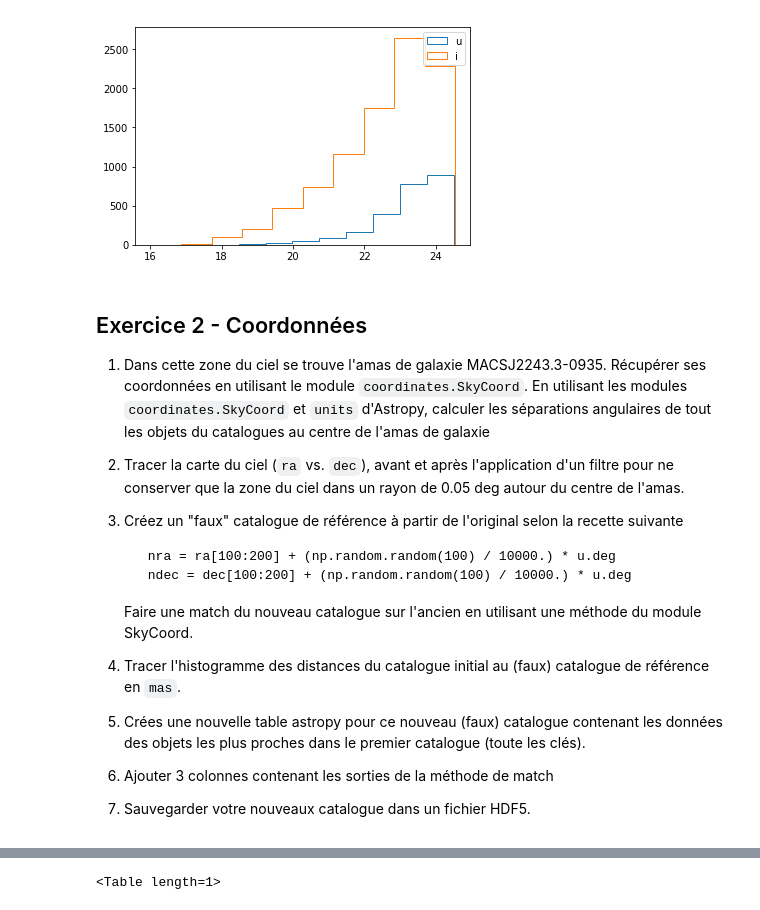
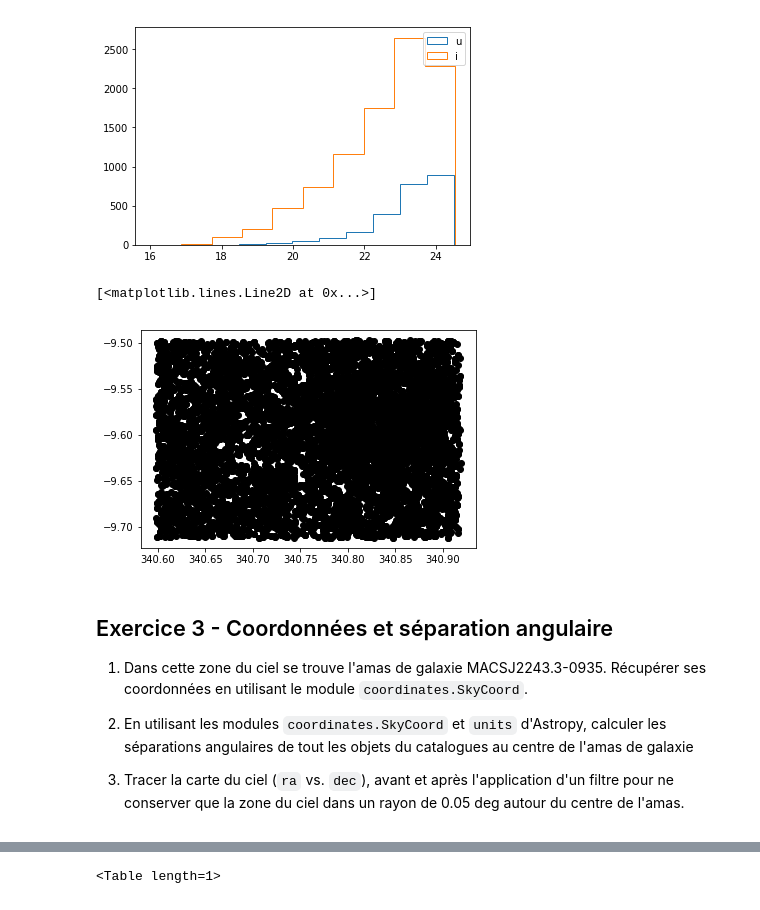
Before and after one commit to nicolaschotard/lsst_drp_analysis, a Jupyter notebook: python/6_astropy_exercices.ipynb, the cells around one changed output, grey strips where cells are left out. Cells and saved outputs as stored; diff of their text form; code cells hidden in the pictures.

```diff
--- a/python/6_astropy_exercices.ipynb
+++ b/python/6_astropy_exercices.ipynb
@@ -168,19 +177,16 @@ ax.legend()
 # %% [output]
 <matplotlib.legend.Legend at 0x...>
 [figure]
+# %%
+# 2.3
+plt.plot(table['coord_ra_deg'], table['coord_dec_deg'], 'ok')
+# %% [output]
+[<matplotlib.lines.Line2D at 0x...>]
+[figure, added]
 # %% [markdown]
-## Exercice 2 - Coordonnées
+## Exercice 3 - Coordonnées et séparation angulaire
 
-1. Dans cette zone du ciel se trouve l'amas de galaxie MACSJ2243.3-0935. Récupérer ses coordonnées en utilisant le module `coordinates.SkyCoord`. En utilisant les modules `coordinates.SkyCoord` et `units` d'Astropy, calculer les séparations angulaires de tout les objets du catalogues au centre de l'amas de galaxie
+1. Dans cette zone du ciel se trouve l'amas de galaxie MACSJ2243.3-0935. Récupérer ses coordonnées en utilisant le module `coordinates.SkyCoord`.
+2. En utilisant les modules `coordinates.SkyCoord` et `units` d'Astropy, calculer les séparations angulaires de tout les objets du catalogues au centre de l'amas de galaxie
 
-2. Tracer la carte du ciel (`ra` vs. `dec`), avant et après l'application d'un filtre pour ne conserver que la zone du ciel dans un rayon de 0.05 deg autour du centre de l'amas.
-3. Créez un "faux" catalogue de référence à partir de l'original selon la recette suivante
-
-        nra = ra[100:200] + (np.random.random(100) / 10000.) * u.deg
-        ndec = dec[100:200] + (np.random.random(100) / 10000.) * u.deg
-
-   Faire une match du nouveau catalogue sur l'ancien en utilisant une méthode du module SkyCoord.
-4. Tracer l'histogramme des distances du catalogue initial au (faux) catalogue de référence en `mas`.
-5. Crées une nouvelle table astropy pour ce nouveau (faux) catalogue contenant les données des objets les plus proches dans le premier catalogue (toute les clés).
-6. Ajouter 3 colonnes contenant les sorties de la méthode de match
-7. Sauvegarder votre nouveaux catalogue dans un fichier HDF5.
+3. Tracer la carte du ciel (`ra` vs. `dec`), avant et après l'application d'un filtre pour ne conserver que la zone du ciel dans un rayon de 0.05 deg autour du centre de l'amas.
```
Also changed, not shown: parts of 51 cells of this notebook.
